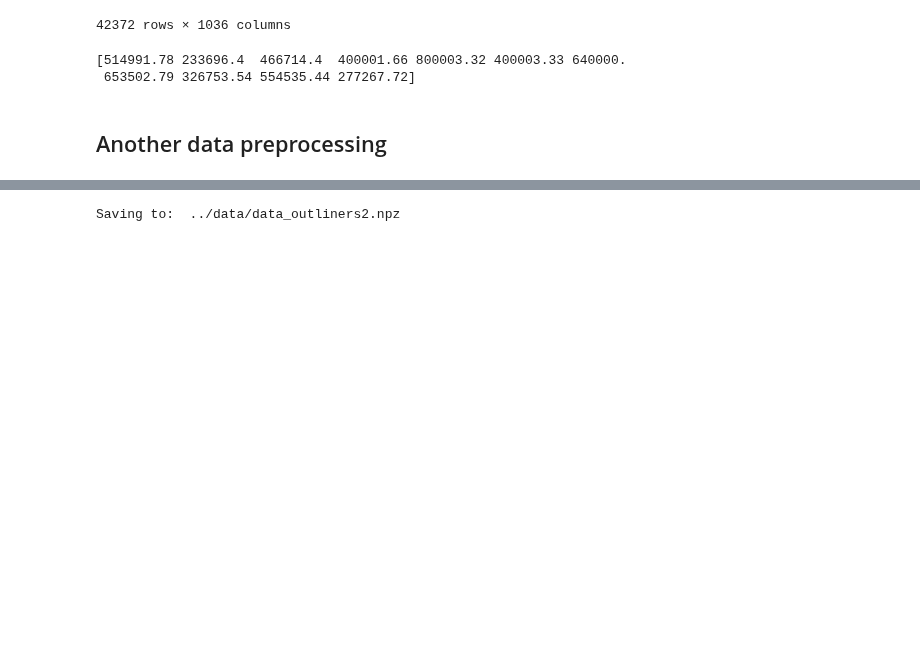
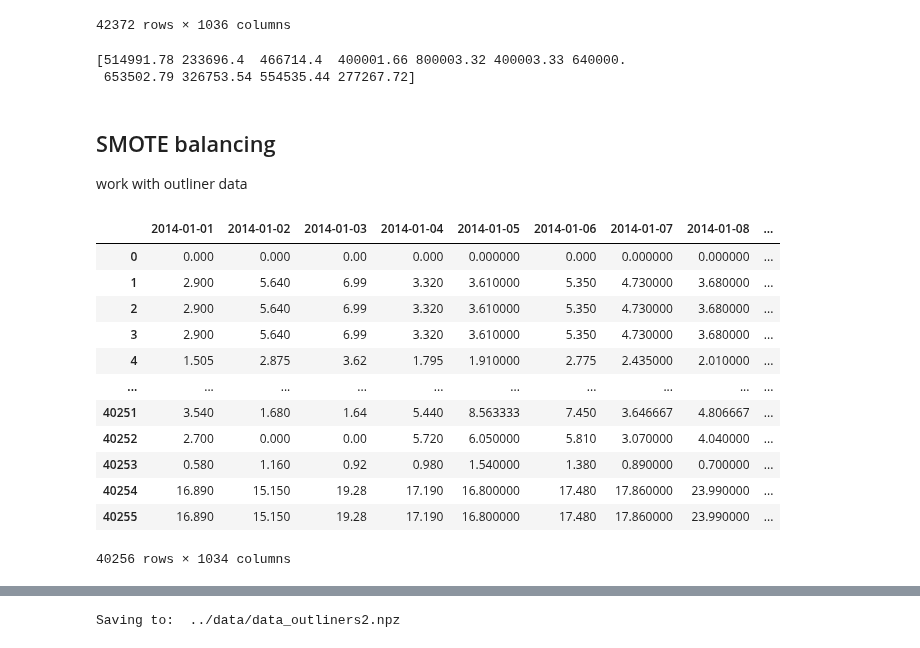
Before and after one commit to d41sys/electric-theft-detection, a Jupyter notebook: notebooks/preprocessing.ipynb, the cells around one changed output, grey strips where cells are left out. Saved outputs shown, nothing was run; the diff lists cells and outputs as text; code cells hidden in the pictures; blank space fills up the shorter version.

```diff
--- a/notebooks/preprocessing.ipynb
+++ b/notebooks/preprocessing.ipynb
@@ -459,5 +454,24 @@ print(temp[mask].values[np.where(mask)])
 # %% [output]
 [514991.78 233696.4  466714.4  400001.66 800003.32 400003.33 640000.
  653502.79 326753.54 554535.44 277267.72]
-# %% [markdown]
-## Another data preprocessing
+# %% [markdown]
+## SMOTE balancing
+work with outliner data
+# %%
+cleaned_df = pd.read_csv('../data/new_clean_data.csv')
+cleaned_df.drop(['Unnamed: 0'], axis=1, inplace=True)
+cleaned_df
+# %% [output]
+|  | 2014-01-01 | 2014-01-02 | 2014-01-03 | 2014-01-04 | 2014-01-05 | 2014-01-06 | 2014-01-07 | 2014-01-08 | ... |
+| 0 | 0.000 | 0.000 | 0.00 | 0.000 | 0.000000 | 0.000 | 0.000000 | 0.000000 | ... |
+| 1 | 2.900 | 5.640 | 6.99 | 3.320 | 3.610000 | 5.350 | 4.730000 | 3.680000 | ... |
+| 2 | 2.900 | 5.640 | 6.99 | 3.320 | 3.610000 | 5.350 | 4.730000 | 3.680000 | ... |
+| 3 | 2.900 | 5.640 | 6.99 | 3.320 | 3.610000 | 5.350 | 4.730000 | 3.680000 | ... |
+| 4 | 1.505 | 2.875 | 3.62 | 1.795 | 1.910000 | 2.775 | 2.435000 | 2.010000 | ... |
+| ... | ... | ... | ... | ... | ... | ... | ... | ... | ... |
+| 40251 | 3.540 | 1.680 | 1.64 | 5.440 | 8.563333 | 7.450 | 3.646667 | 4.806667 | ... |
+| 40252 | 2.700 | 0.000 | 0.00 | 5.720 | 6.050000 | 5.810 | 3.070000 | 4.040000 | ... |
+| 40253 | 0.580 | 1.160 | 0.92 | 0.980 | 1.540000 | 1.380 | 0.890000 | 0.700000 | ... |
+| 40254 | 16.890 | 15.150 | 19.28 | 17.190 | 16.800000 | 17.480 | 17.860000 | 23.990000 | ... |
+| 40255 | 16.890 | 15.150 | 19.28 | 17.190 | 16.800000 | 17.480 | 17.860000 | 23.990000 | ... |
+40256 rows × 1034 columns
```
Also changed, not shown: parts of 13 cells of this notebook, 4 other files.
